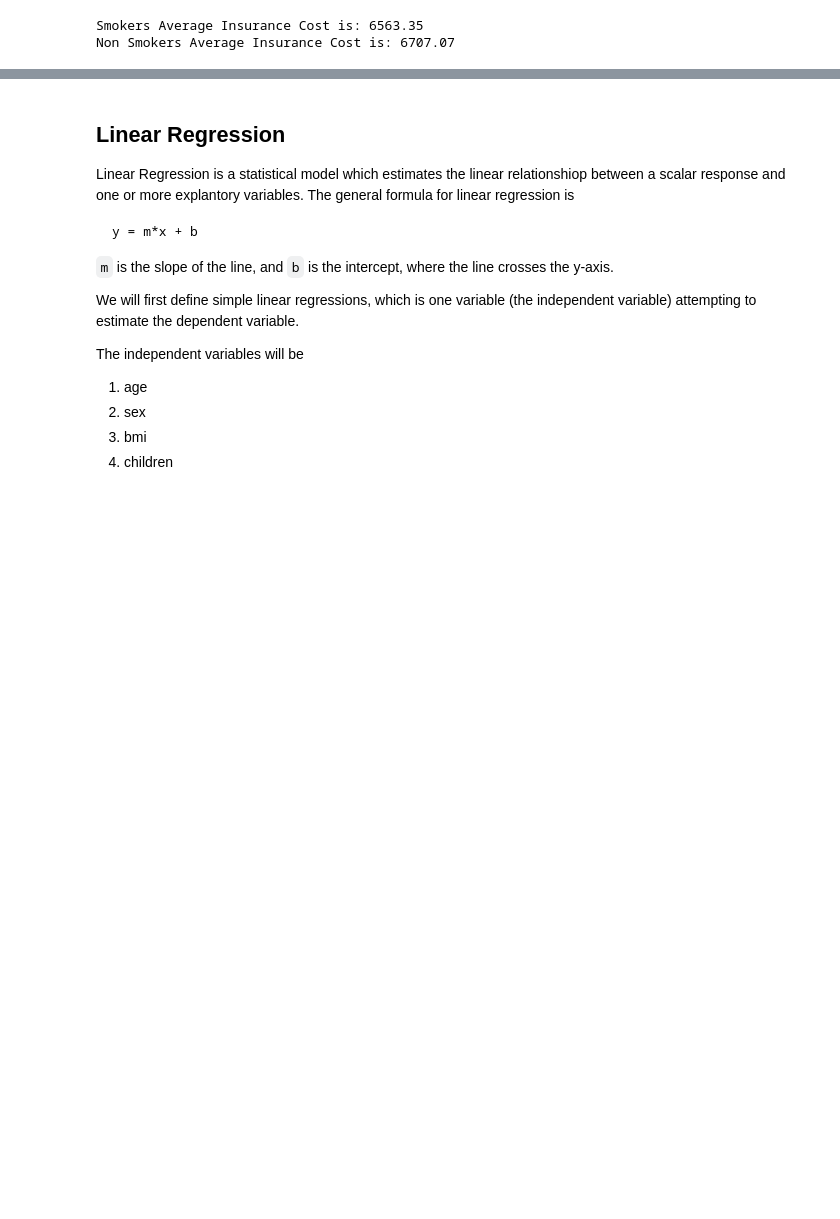
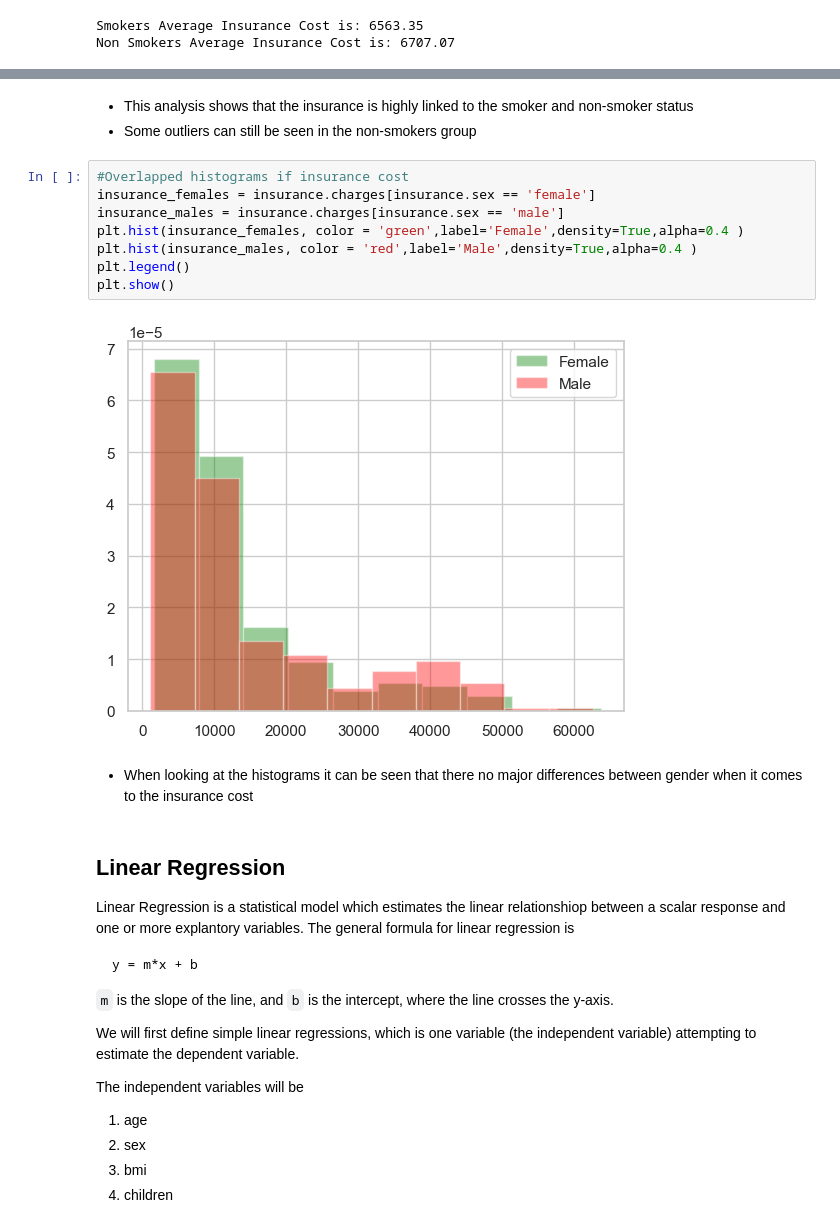
Before and after one commit to Data-Science-and-Analysts-Projects/us-medical-insurance, a Jupyter notebook: us-medical-insurance-costs.ipynb, the cells around one changed output, grey strips where cells are left out. Saved outputs shown, nothing was run; the diff lists cells and outputs as text; blank space fills up the shorter version.

Commit message:
add statistical analysis of variables

```diff
--- a/us-medical-insurance-costs.ipynb
+++ b/us-medical-insurance-costs.ipynb
@@ -142,3 +193,18 @@ Non Smokers Average Insurance Cost is: 6707.07
+# %% [markdown]
+- This analysis shows that the insurance is highly linked to the smoker and non-smoker status
+- Some outliers can still be seen in the non-smokers group
+# %%
+#Overlapped histograms if insurance cost
+insurance_females = insurance.charges[insurance.sex == 'female']
+insurance_males = insurance.charges[insurance.sex == 'male']
+plt.hist(insurance_females, color = 'green',label='Female',density=True,alpha=0.4 )
+plt.hist(insurance_males, color = 'red',label='Male',density=True,alpha=0.4 )
+plt.legend()
+plt.show()
+# %% [output]
+[figure, added]
+# %% [markdown]
+- When looking at the histograms it can be seen that there no major differences between gender when it comes to the insurance cost
 # %% [markdown]
 ## Linear Regression
 Linear Regression is a statistical model which estimates the linear relationshiop between a scalar response and one or more explantory variables. The general formula for linear regression is
```
Also changed, not shown: parts of 6 cells of this notebook.
